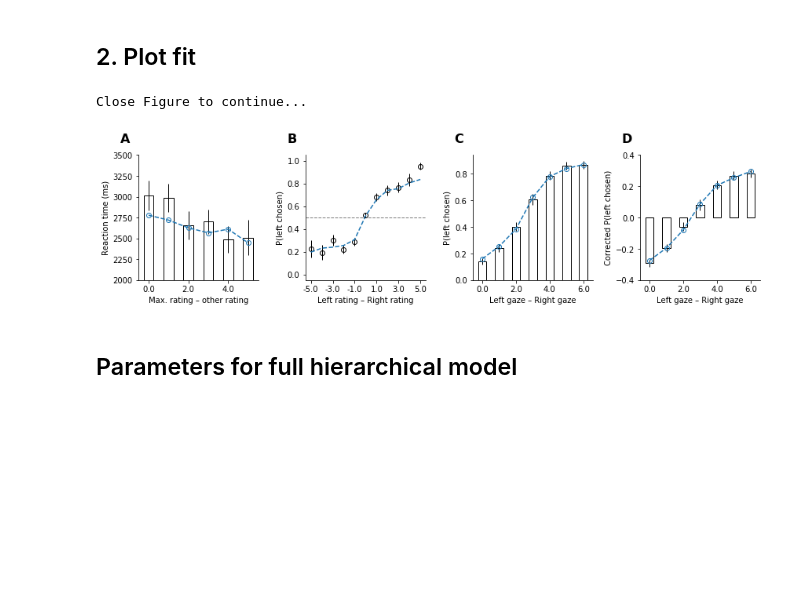
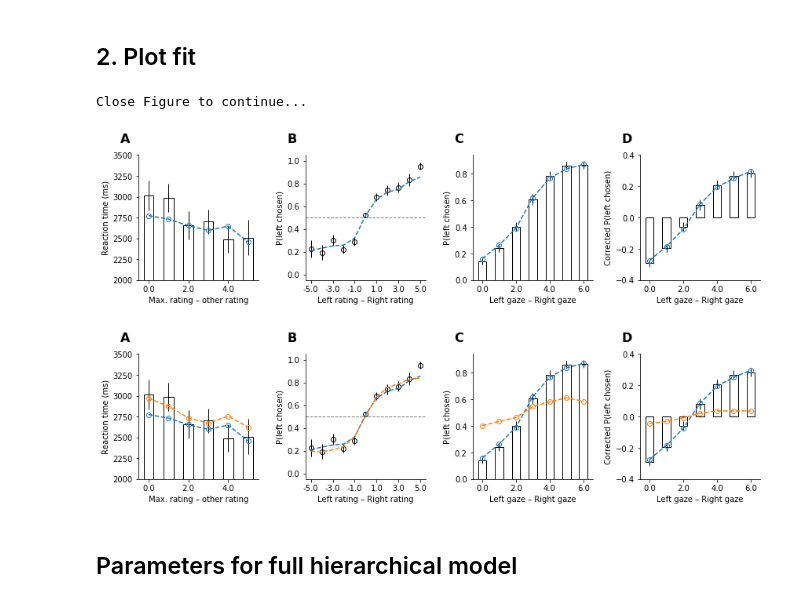
Before and after one commit to pradysepulveda/glamDDM_FF2018, a Jupyter notebook: FF2018_GLAM_hierarchical_out_of_sample_Like_FixBin5_NUTS.ipynb, the cells around one changed output. Saved outputs shown, nothing was run; the diff lists cells and outputs as text; code cells hidden in the pictures; blank space fills up the shorter version.

```diff
--- a/FF2018_GLAM_hierarchical_out_of_sample_Like_FixBin5_NUTS.ipynb
+++ b/FF2018_GLAM_hierarchical_out_of_sample_Like_FixBin5_NUTS.ipynb
@@ -139,11 +166,11 @@ glam_nobias = glam.GLAM(train_data)
 
 if not os.path.exists(str('results/estimates/glam_FF2018_nobias_hierarchical_cv'+sufix+'.npy')):
     glam_nobias.make_model('hierarchical', gamma_val=1.0, t0_val=0)
-    glam_nobias.fit(method='ADVI', n_advi=200000)
+    glam_nobias.fit(method='NUTS', tune=1000)
 else:
     print('  Found old parameter estimates in "results/estimates". Skipping estimation...')
     glam_nobias.estimates = np.load(str('results/estimates/glam_FF2018_nobias_hierarchical_cv'+sufix+'.npy'))
 
 # Save parameter estimates
-#np.save(str('results/estimates/glam_FF2018_nobias_hierarchical_cv'+sufix+'.npy'), glam_nobias.estimates)
-#pd.DataFrame(glam_nobias.estimates)
+np.save(str('results/estimates/glam_FF2018_nobias_hierarchical_cv'+sufix+'.npy'), glam_nobias.estimates)
+pd.DataFrame(glam_nobias.estimates)
@@ -149,0 +213,5 @@ else:
+# %%
+# Compute LOO
+
+glam_nobias.loo = pm.loo(trace=glam_nobias.trace, model=glam_nobias.model)
+glam_nobias.loo
@@ -165,12 +249,13 @@ glam_nobias.prediction.head()
 # %%
 print('Close Figure to continue...')
 glam.plot_fit(test_data, [glam_full.prediction]);
-#glam.plot_fit(test_data, [glam_full.prediction,glam_nobias.prediction]);
+glam.plot_fit(test_data, [glam_full.prediction,glam_nobias.prediction]);
 
 plt.show()
 # %% [output]
 Close Figure to continue...
 [figure]
+[figure, added]
 # %% [markdown]
 ## Parameters for full hierarchical model
 # %%
```
Also changed, not shown: parts of 10 cells of this notebook, 16 other files.
